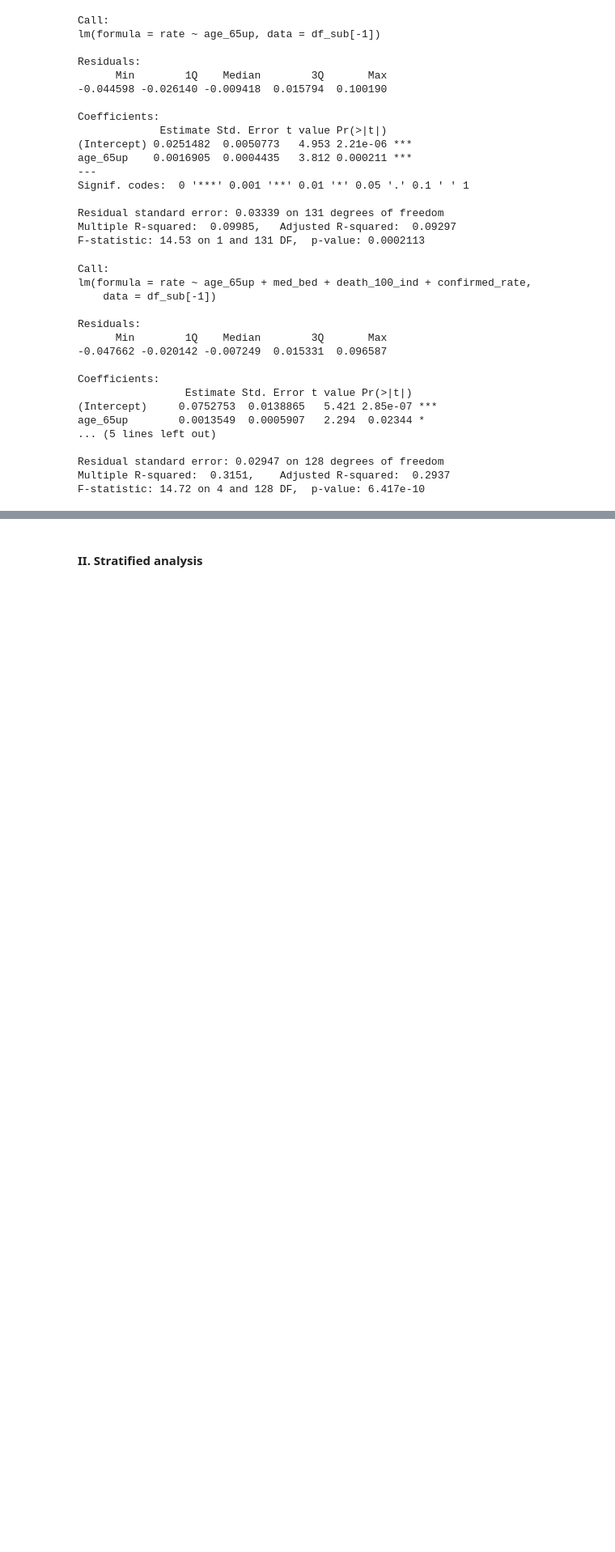
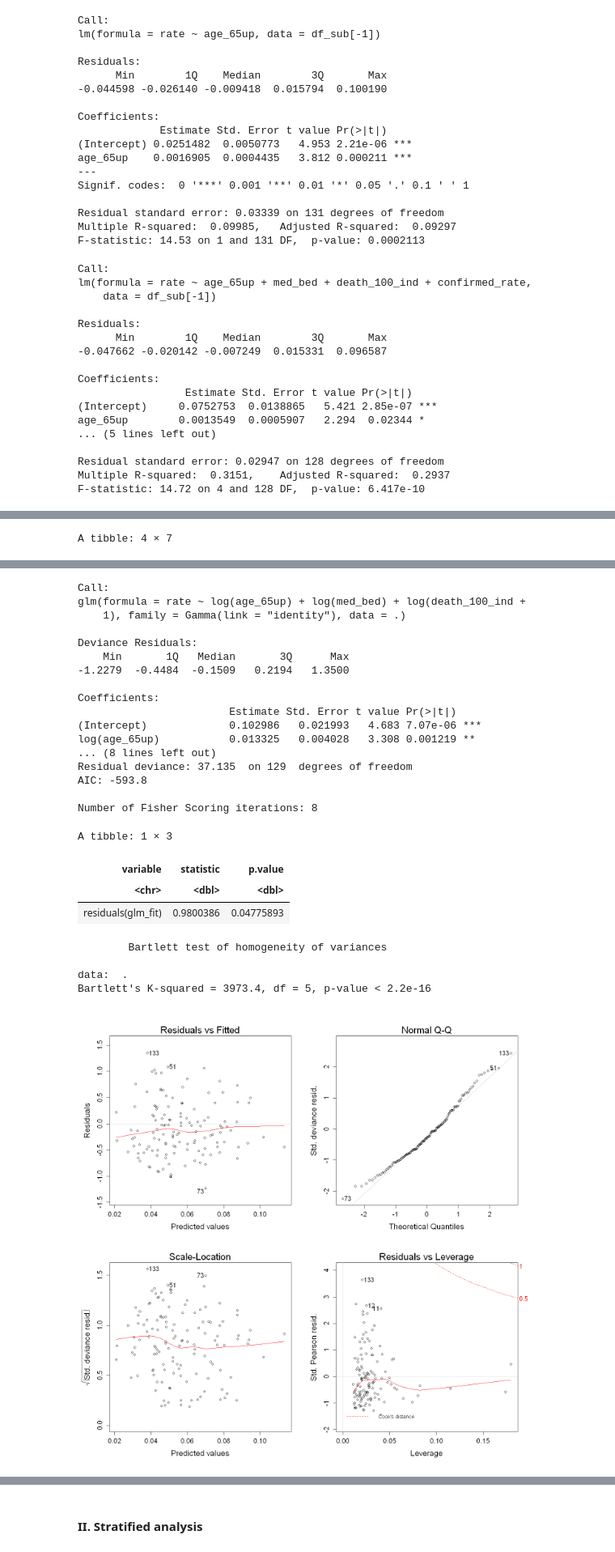
Before and after one commit to flizhou/age_effects_on_COVID-19, a Jupyter notebook: scripts/eda.ipynb, the cells around one changed output, grey strips where cells are left out. Shown at 81% size. Cells and saved outputs as stored; diff of their text form; code cells hidden in the pictures; blank space fills up the shorter version.

```diff
--- a/scripts/eda.ipynb
+++ b/scripts/eda.ipynb
@@ -1067,0 +768,25 @@ death_100_ind_fits
+# %%
+# this model is used in the boostrapping step
+glm_fit <- df_sub %>%
+    mutate(rate = (rate*(133 -1) + 2)/133) %>%
+    glm(rate ~ log(age_65up) + log(med_bed) +
+        log(death_100_ind + 1),
+        family = Gamma(link = "identity"), .)
+
+glm_fit_results <- analyze_lm(glm_fit)
+glm_fit_results
+
+summary(glm_fit)
+
+# plot model diagnostics
+plot_model_diag(glm_fit)
+
+# Compute Shapiro-Wilk test of normality
+rstatix::shapiro_test(residuals(glm_fit))
+
+# Compute Bartlett test of homogeneity of variances
+df_sub[-1] %>%
+    mutate(rate = (rate*(133 -1) + 2)/133) %>%
+    bartlett.test(rate ~ log(age_65up) + log(med_bed) + log(death_100_ind + 1))
+# %% [output]
+A tibble: 4 × 7
@@ -1067,0 +799,26 @@ death_100_ind_fits
+Call:
+glm(formula = rate ~ log(age_65up) + log(med_bed) + log(death_100_ind +
+    1), family = Gamma(link = "identity"), data = .)
+
+Deviance Residuals:
+    Min       1Q   Median       3Q      Max
+-1.2279  -0.4484  -0.1509   0.2194   1.3500
+
+Coefficients:
+                        Estimate Std. Error t value Pr(>|t|)
+(Intercept)             0.102986   0.021993   4.683 7.07e-06 ***
+log(age_65up)           0.013325   0.004028   3.308 0.001219 **
+... (8 lines left out)
+Residual deviance: 37.135  on 129  degrees of freedom
+AIC: -593.8
+
+Number of Fisher Scoring iterations: 8
+A tibble: 1 × 3
+| variable | statistic | p.value |
+| <chr> | <dbl> | <dbl> |
+| residuals(glm_fit) | 0.9800386 | 0.04775893 |
+        Bartlett test of homogeneity of variances
+
+data:  .
+Bartlett's K-squared = 3973.4, df = 5, p-value < 2.2e-16
+[figure, added]
```
Also changed, not shown: parts of 64 cells of this notebook.
